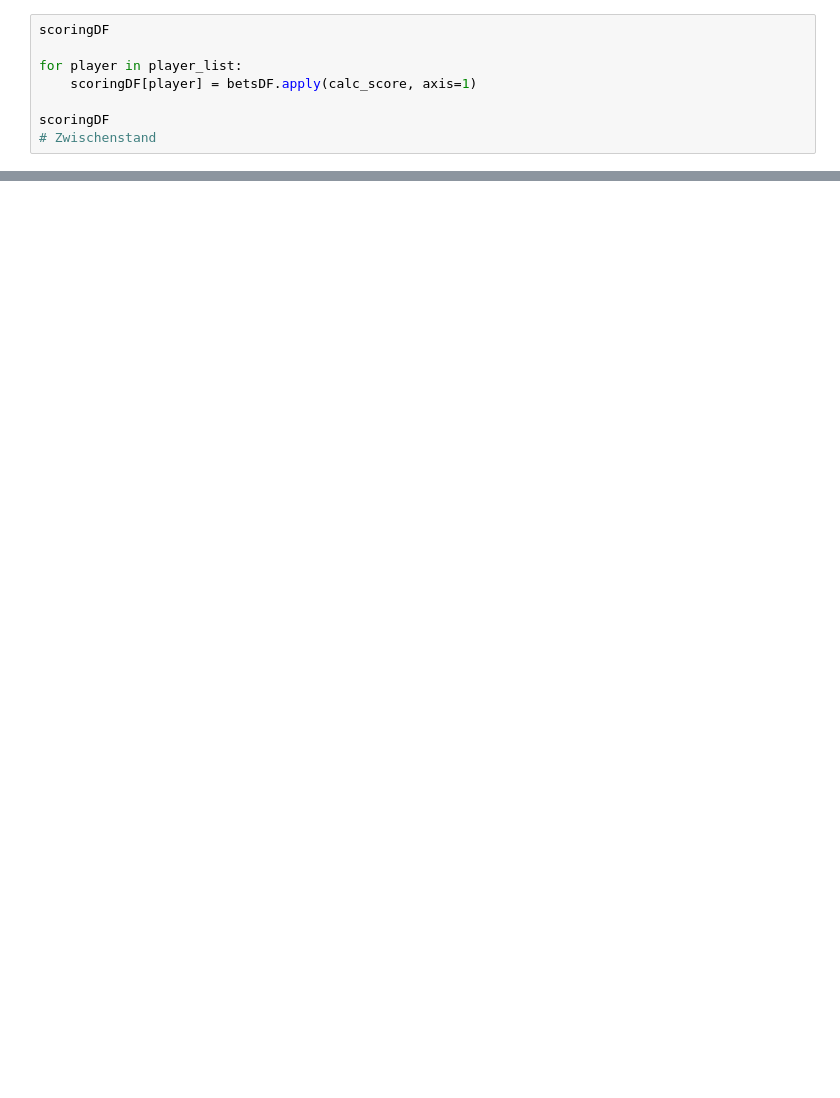
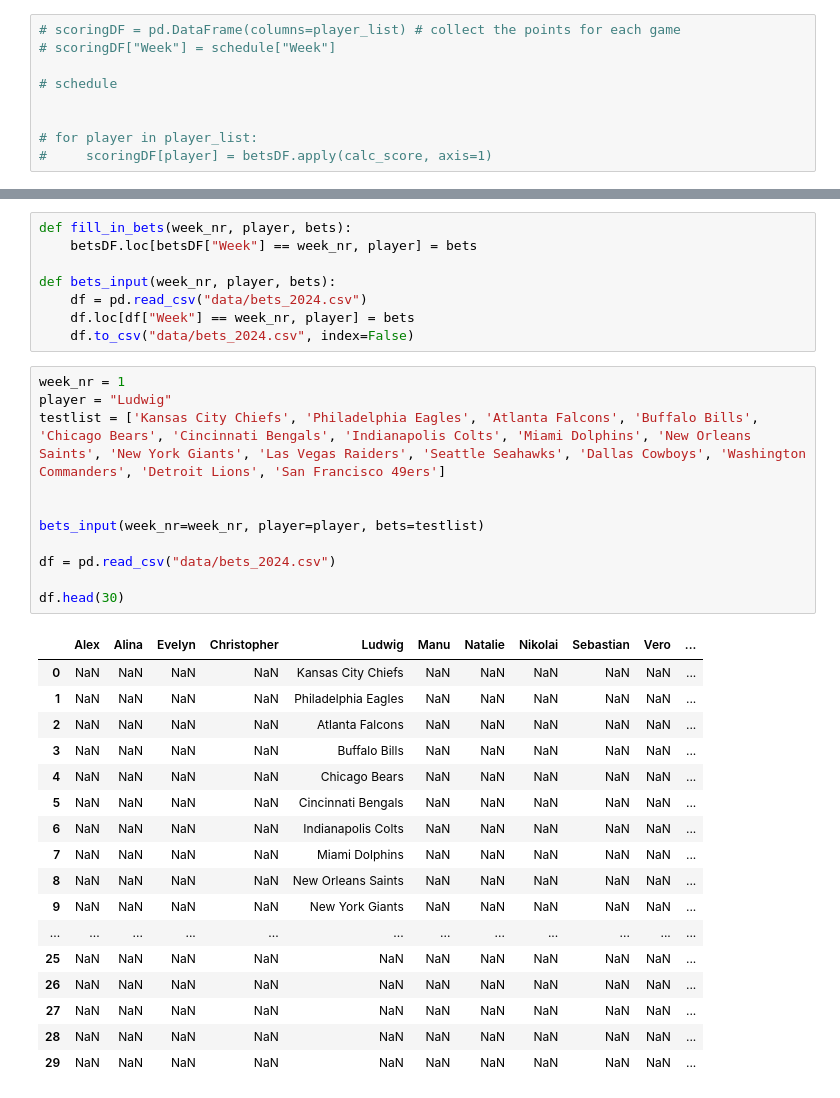
Before and after one commit to AlexSchinnerl/nfl_2024, a Jupyter notebook: nfl_2024.ipynb, the cells around one changed output, grey strips where cells are left out. Cells and saved outputs as stored; diff of their text form; blank space fills up the shorter version.

```diff
--- a/nfl_2024.ipynb
+++ b/nfl_2024.ipynb
@@ -72,8 +32,9 @@ scoringDF["Week Count"] = betsDF["Round Number"]
 # %%
-scoringDF
+# scoringDF = pd.DataFrame(columns=player_list) # collect the points for each game
+# scoringDF["Week"] = schedule["Week"]
 
-for player in player_list:
-    scoringDF[player] = betsDF.apply(calc_score, axis=1)
+# schedule
 
-scoringDF
-# Zwischenstand
+
+# for player in player_list:
+#     scoringDF[player] = betsDF.apply(calc_score, axis=1)
@@ -125,0 +68,37 @@ playerDF
+# %%
+def fill_in_bets(week_nr, player, bets):
+    betsDF.loc[betsDF["Week"] == week_nr, player] = bets
+
+def bets_input(week_nr, player, bets):
+    df = pd.read_csv("data/bets_2024.csv")
+    df.loc[df["Week"] == week_nr, player] = bets
+    df.to_csv("data/bets_2024.csv", index=False)
+# %%
+week_nr = 1
+player = "Ludwig"
+testlist = ['Kansas City Chiefs', 'Philadelphia Eagles', 'Atlanta Falcons', 'Buffalo Bills', 'Chicago Bears', 'Cincinnati Bengals', 'Indianapolis Colts', 'Miami Dolphins', 'New Orleans Saints', 'New York Giants', 'Las Vegas Raiders', 'Seattle Seahawks', 'Dallas Cowboys', 'Washington Commanders', 'Detroit Lions', 'San Francisco 49ers']
+
+
+bets_input(week_nr=week_nr, player=player, bets=testlist)
+
+df = pd.read_csv("data/bets_2024.csv")
+
+df.head(30)
+# %% [output]
+|  | Alex | Alina | Evelyn | Christopher | Ludwig | Manu | Natalie | Nikolai | Sebastian | Vero | ... |
+| 0 | NaN | NaN | NaN | NaN | Kansas City Chiefs | NaN | NaN | NaN | NaN | NaN | ... |
+| 1 | NaN | NaN | NaN | NaN | Philadelphia Eagles | NaN | NaN | NaN | NaN | NaN | ... |
+| 2 | NaN | NaN | NaN | NaN | Atlanta Falcons | NaN | NaN | NaN | NaN | NaN | ... |
+| 3 | NaN | NaN | NaN | NaN | Buffalo Bills | NaN | NaN | NaN | NaN | NaN | ... |
+| 4 | NaN | NaN | NaN | NaN | Chicago Bears | NaN | NaN | NaN | NaN | NaN | ... |
+| 5 | NaN | NaN | NaN | NaN | Cincinnati Bengals | NaN | NaN | NaN | NaN | NaN | ... |
+| 6 | NaN | NaN | NaN | NaN | Indianapolis Colts | NaN | NaN | NaN | NaN | NaN | ... |
+| 7 | NaN | NaN | NaN | NaN | Miami Dolphins | NaN | NaN | NaN | NaN | NaN | ... |
+| 8 | NaN | NaN | NaN | NaN | New Orleans Saints | NaN | NaN | NaN | NaN | NaN | ... |
+| 9 | NaN | NaN | NaN | NaN | New York Giants | NaN | NaN | NaN | NaN | NaN | ... |
+| ... | ... | ... | ... | ... | ... | ... | ... | ... | ... | ... | ... |
+| 25 | NaN | NaN | NaN | NaN | NaN | NaN | NaN | NaN | NaN | NaN | ... |
+| 26 | NaN | NaN | NaN | NaN | NaN | NaN | NaN | NaN | NaN | NaN | ... |
+| 27 | NaN | NaN | NaN | NaN | NaN | NaN | NaN | NaN | NaN | NaN | ... |
+| 28 | NaN | NaN | NaN | NaN | NaN | NaN | NaN | NaN | NaN | NaN | ... |
+| 29 | NaN | NaN | NaN | NaN | NaN | NaN | NaN | NaN | NaN | NaN | ... |
```
Also changed, not shown: parts of 16 cells of this notebook, 5 other files.
